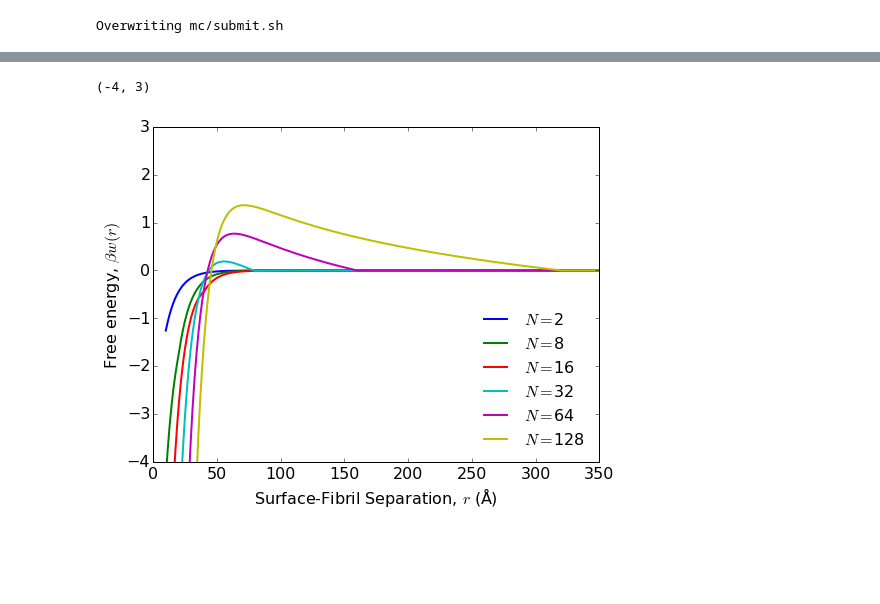
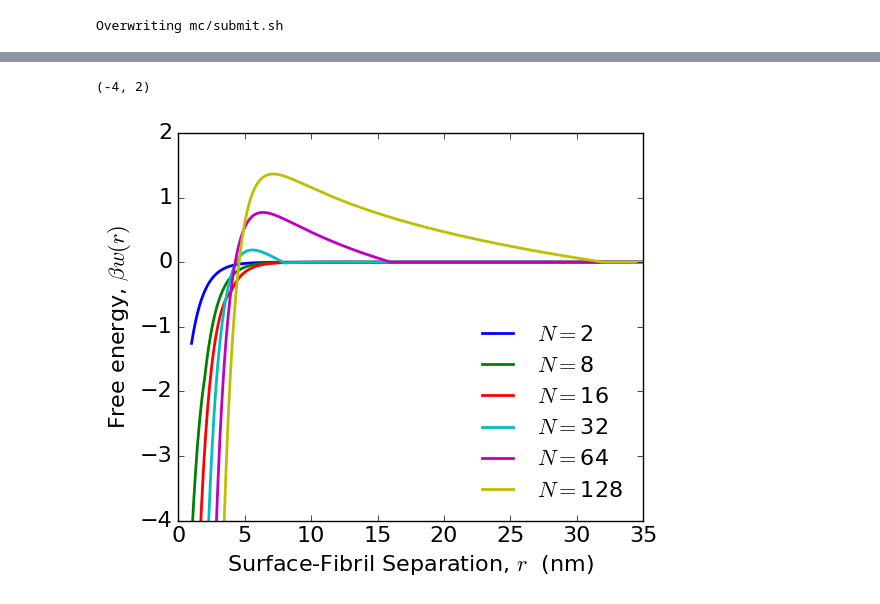
Before and after one commit to mlund/faunus-notebooks, a Jupyter notebook: fibril-surface/notebook.ipynb, the cells around one changed output, grey strips where cells are left out. Cells and saved outputs as stored; diff of their text form; code cells hidden in the pictures; blank space fills up the shorter version.

Commit message:
Updated fibril-surface SI

```diff
--- a/fibril-surface/notebook.ipynb
+++ b/fibril-surface/notebook.ipynb
@@ -241,22 +237,16 @@ plt.savefig('mc_pmf.pdf', bbox_inches='tight')
 # %%
-def f(x):
-    if type(x)!=type(float()):
-        return x[2]
-    else:
-        return x
+for salt, d in data.items():
+    if str(salt) in ['0.1', '0.15', '0.2', '0.25', '0.3', r'$\infty$']:
+        N = d.keys()
+        gamma = np.array( [ i['gamma'] for i in d.get_values() if type(i)==dict] )
+        plt.plot(N, gamma*0.1, label=salt, linestyle='-', marker='o', lw=2, ms=6)
 
 plt.plot( [0,128], [0,0], 'k--')
-
-for salt, d in data.iteritems():
-    if salt>=0.1 and salt!=0.27:
-        _d = d.apply(f)
-        plt.plot(_d.keys(), _d.get_values(), label=salt, linestyle='-', marker='o', lw=2, ms=6)
-
-plt.legend(loc=0,frameon=False, fontsize='medium', title=r'$c_{s}$ (mol/l)')
+plt.legend(loc=0,frameon=False, fontsize='medium', title=r'$c_{s}$ (M)')
 plt.xlabel(r'Number of monomers, $N=L/l_m$')
-plt.ylabel(r'Surface excess, $\Gamma/\rho$ (Å)')
+plt.ylabel(r'Surface excess, $\Gamma/\rho$  (nm)')
 plt.xscale('log')
-plt.ylim((-80,100))
+plt.ylim((-8,10))
 plt.xlim(1, 1000)
 plt.savefig('mc_excess.pdf', bbox_inches='tight')
 # %% [output]
@@ -268,36 +262,36 @@ Here we calculate the surface excess using a simplified model, considering Gouy-
 # %%
+%cd -q $workdir
 from math import asinh, sqrt, pi
-s=10     # closest contact (Å)
+s=10    # closest contact (Å)
 lm=5    # monomer length (Å)
 zm=2    # monomer charge (e)
 lB=7.1  # Bjerrum length (Å)
 NA=6.022e23 # Avogadros number (1/mol)
 
 def TdS(r, L):
     """ rod-2-surface excluded volume contribution to free energy (kT) """
     sel = r<0.5*L
     w   = -np.log(2*r[sel]/L)
     return np.concatenate((w, 0*r[~sel]))
 
 for rho in [266]:
-    for N in [2,8,16,32,64,128]:# number of monomers
+    for N in [2,8,16,32,64,128]:  # number of monomers
         for salt in [0.1]:        # ionic strength (mol/l)
             L = N*lm              # rod length (Å)
             z = zm*N              # rod charge (e)
             lD = 3.04/sqrt(salt)  # Debye length (Å)
             phi = 2*asinh( (1/rho)*sqrt(pi*lB/(2*salt*NA*1e-27)) ) # surf. potential (kT/e)
             r = np.arange(s, 400, 0.5)
             w = -z * phi * np.exp(-(r+s)/lD) + TdS(r,L)
             gamma = np.trapz( np.expm1(-w), r  )
-            plt.plot(r, w, label=r'$N=$'+str(N), lw=2)
+            plt.plot(r*0.1, w, label=r'$N=$'+str(N), lw=2)
 
-plt.ylim((-6,3))
 plt.legend(loc=0,frameon=False, fontsize='medium')
-plt.xlabel('Surface-Fibril Separation, $r$ (Å)')
+plt.xlabel('Surface-Fibril Separation, $r$  (nm)')
 plt.ylabel(r'Free energy, $\beta w(r)$')
-plt.xlim((0,350))
-plt.ylim((-4,3))
+plt.xlim((0,35))
+plt.ylim((-4,2))
 # %% [output]
-(-4, 3)
+(-4, 2)
-[figure, old version]
+[figure, new version]
 # %%
```
Also changed, not shown: parts of 25 cells of this notebook, 3 other files.
